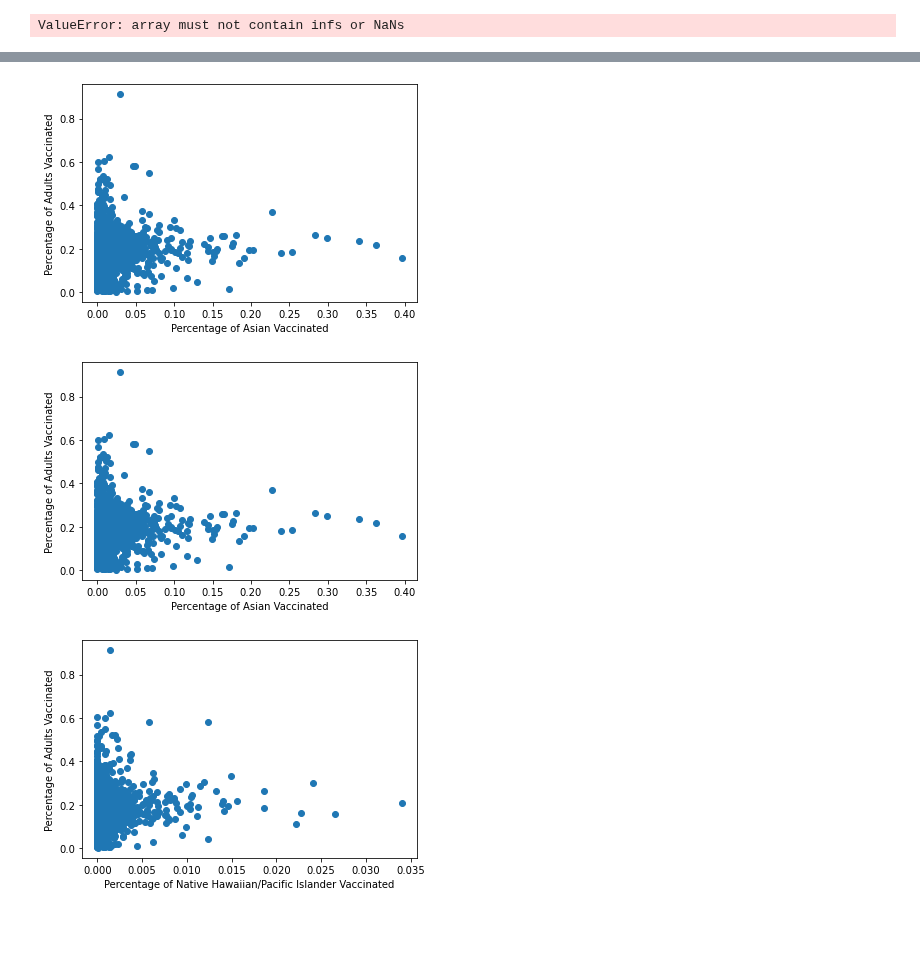
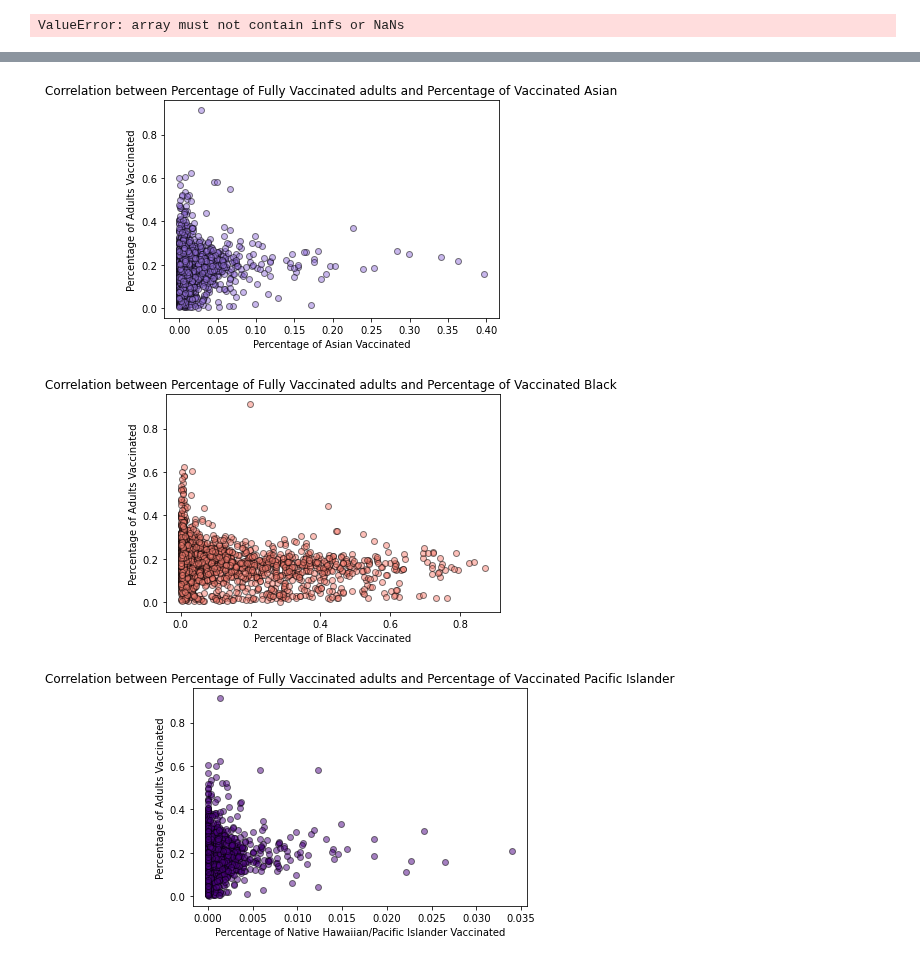
Before and after one commit to mgeffroy/P1-US-COVID-19-Vaccination-Campaign, a Jupyter notebook: Gender, Age and Ethnicity.ipynb, the cells around one changed output, grey strips where cells are left out. Cells and saved outputs as stored; diff of their text form; code cells hidden in the pictures; blank space fills up the shorter version.

```diff
--- a/Gender, Age and Ethnicity.ipynb
+++ b/Gender, Age and Ethnicity.ipynb
@@ -442,26 +443,29 @@ plt.show()
 # %%
 asian_vacc= pers_vaccinated['Percent non-Hispanic Asian']
-plt.scatter( asian_vacc, adults_vacc)
+plt.scatter( asian_vacc, adults_vacc, color='mediumpurple', alpha=0.5, edgecolors= 'black')
+plt.title("Correlation between Percentage of Fully Vaccinated adults and Percentage of Vaccinated Asian")
 plt.ylabel("Percentage of Adults Vaccinated")
 plt.xlabel("Percentage of Asian Vaccinated")
 plt.show()
 # %% [output]
-[figure, old version]
+[figure, new version]
 # %%
-asian_vacc= pers_vaccinated['Percent non-Hispanic Asian']
-plt.scatter(asian_vacc, adults_vacc)
+black_vacc= pers_vaccinated['Percent non-Hispanic Black']
+plt.scatter(black_vacc, adults_vacc, color='salmon', alpha=0.5, edgecolors= 'black')
+plt.title("Correlation between Percentage of Fully Vaccinated adults and Percentage of Vaccinated Black ")
 plt.ylabel("Percentage of Adults Vaccinated")
-plt.xlabel("Percentage of Asian Vaccinated")
+plt.xlabel("Percentage of Black Vaccinated")
 plt.show()
 # %% [output]
-[figure, old version]
+[figure, new version]
 # %%
 pacific_vacc= pers_vaccinated['Percent non-Hispanic Native Hawaiian/Pacific Islander']
-plt.scatter(pacific_vacc, adults_vacc)
+plt.scatter(pacific_vacc, adults_vacc, color='indigo', alpha=0.5, edgecolors= 'black')
+plt.title("Correlation between Percentage of Fully Vaccinated adults and Percentage of Vaccinated Pacific Islander")
 plt.ylabel("Percentage of Adults Vaccinated")
 plt.xlabel("Percentage of Native Hawaiian/Pacific Islander Vaccinated")
 plt.show()
 # %% [output]
-[figure, old version]
+[figure, new version]
 # %%
 white_vacc= pers_vaccinated['Percent non-Hispanic White']
```
Also changed, not shown: parts of 4 cells of this notebook.
